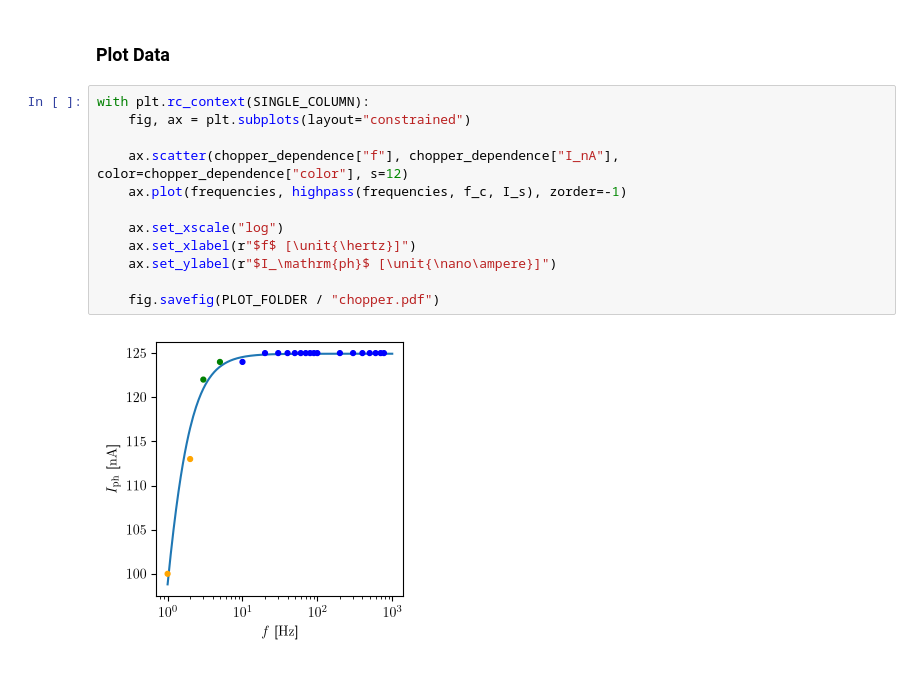
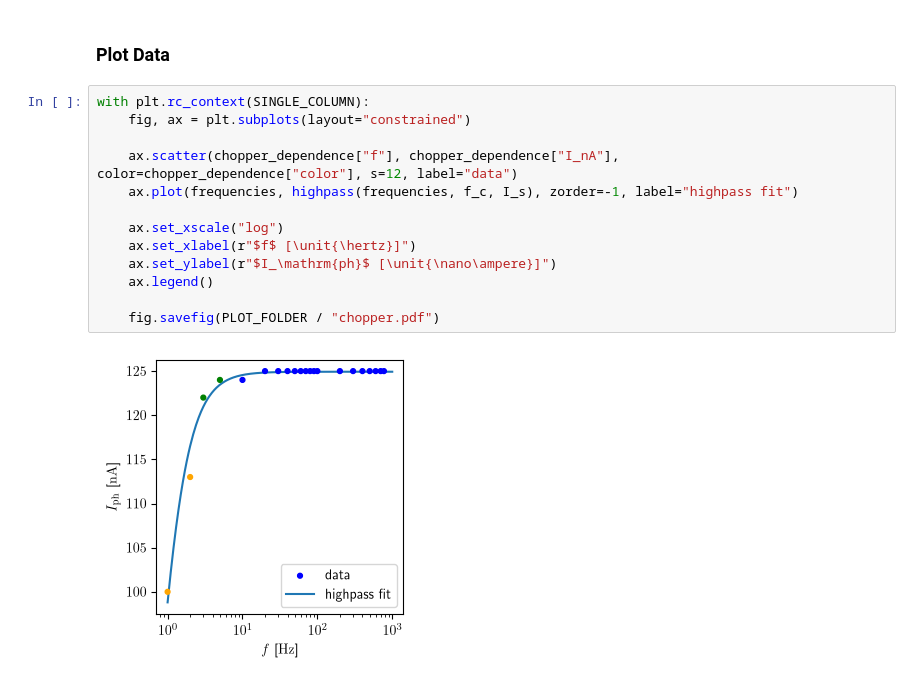
Before and after one commit to slegt/semiconductor_lab_1, a Jupyter notebook: b4/python/task1.ipynb, the cells around one changed output. Saved outputs shown, nothing was run; the diff lists cells and outputs as text.

```diff
--- a/b4/python/task1.ipynb
+++ b/b4/python/task1.ipynb
@@ -758,14 +758,15 @@ Saturation current: 124.92854862955704 nA
 # %%
 with plt.rc_context(SINGLE_COLUMN):
     fig, ax = plt.subplots(layout="constrained")
 
-    ax.scatter(chopper_dependence["f"], chopper_dependence["I_nA"], color=chopper_dependence["color"], s=12)
-    ax.plot(frequencies, highpass(frequencies, f_c, I_s), zorder=-1)
+    ax.scatter(chopper_dependence["f"], chopper_dependence["I_nA"], color=chopper_dependence["color"], s=12, label="data")
+    ax.plot(frequencies, highpass(frequencies, f_c, I_s), zorder=-1, label="highpass fit")
 
     ax.set_xscale("log")
     ax.set_xlabel(r"$f$ [\unit{\hertz}]")
     ax.set_ylabel(r"$I_\mathrm{ph}$ [\unit{\nano\ampere}]")
+    ax.legend()
 
     fig.savefig(PLOT_FOLDER / "chopper.pdf")
 # %% [output]
-[figure, old version]
+[figure, new version]
```
Also changed, not shown: 12 other files.
